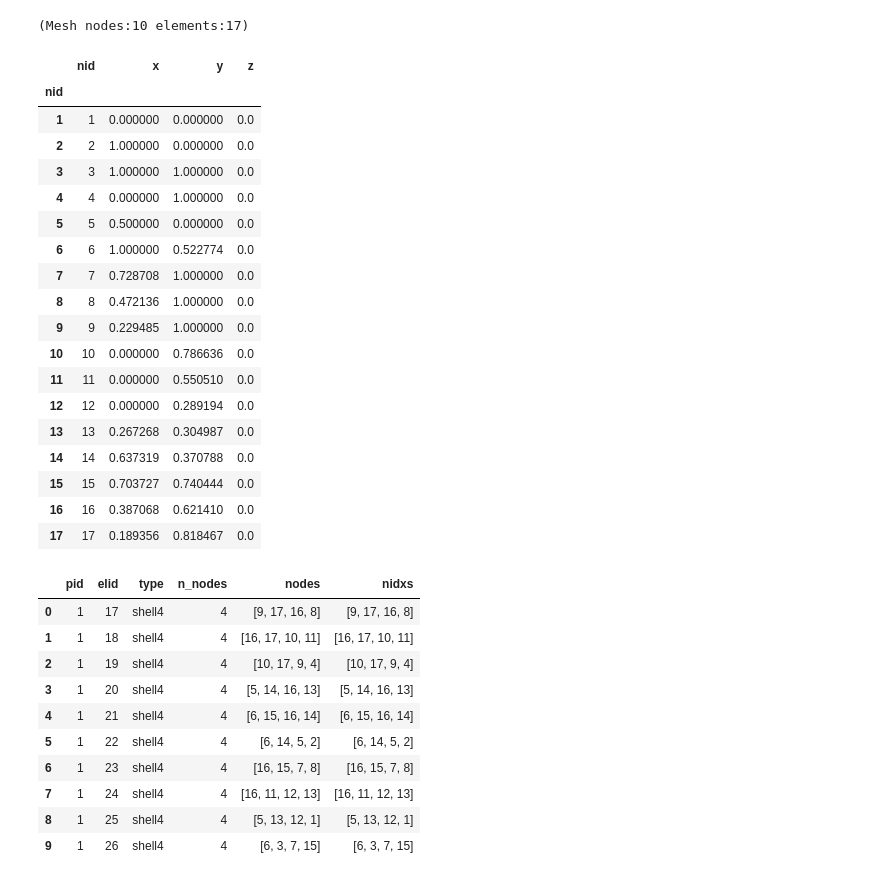
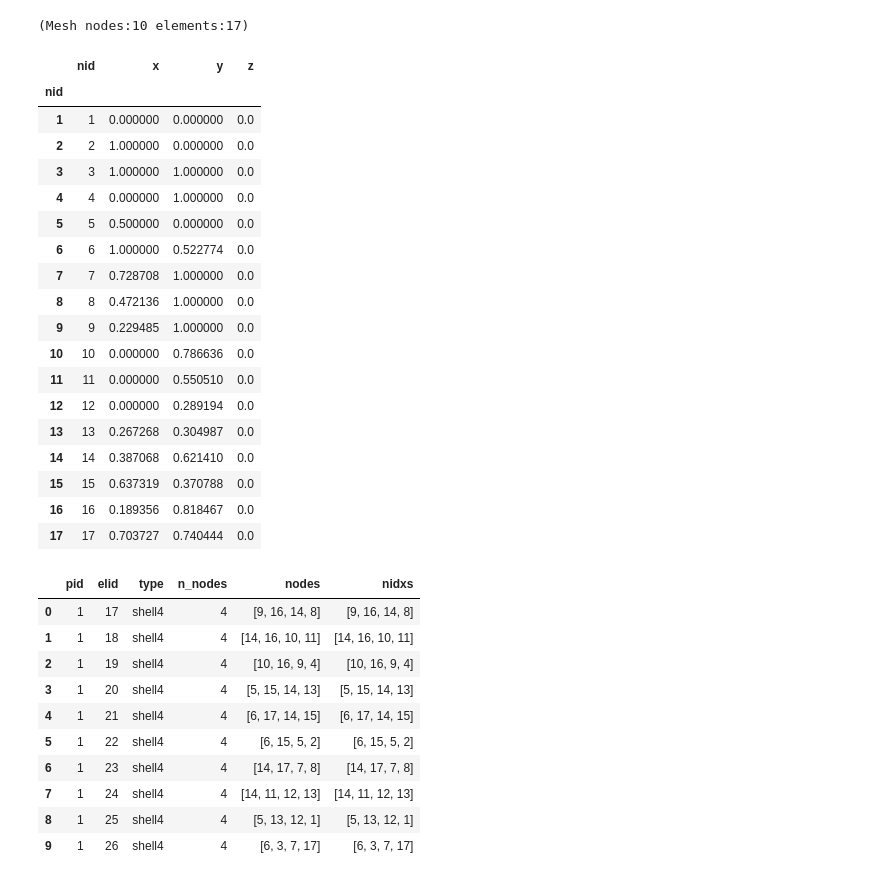
Before and after one commit to lepy/gmsh_api, a Jupyter notebook: ipynb/gmsh_api.ipynb, the cells around one changed output. Cells and saved outputs as stored; diff of their text form; code cells hidden in the pictures.

```diff
--- a/ipynb/gmsh_api.ipynb
+++ b/ipynb/gmsh_api.ipynb
@@ -41,12 +44,12 @@ gmsh.model.geo.synchronize()
 gmsh.model.mesh.generate(2)
 gmsh.write("square.unv")
 # %%
-mesh = gmsh_api.Mesh.from_gmsh(gmsh)
-mesh
+msh = gmsh_api.Mesh.from_gmsh(gmsh)
+msh
 # %% [output]
 (Mesh nodes:10 elements:17)
 # %%
-mesh.nodes
+msh.nodes
 # %% [output]
 |  | nid | x | y | z |
 | nid |  |  |  |  |
@@ -63,21 +66,21 @@ mesh.nodes
 | 11 | 11 | 0.000000 | 0.550510 | 0.0 |
 | 12 | 12 | 0.000000 | 0.289194 | 0.0 |
 | 13 | 13 | 0.267268 | 0.304987 | 0.0 |
-| 14 | 14 | 0.637319 | 0.370788 | 0.0 |
-| 15 | 15 | 0.703727 | 0.740444 | 0.0 |
-| 16 | 16 | 0.387068 | 0.621410 | 0.0 |
-| 17 | 17 | 0.189356 | 0.818467 | 0.0 |
+| 14 | 14 | 0.387068 | 0.621410 | 0.0 |
+| 15 | 15 | 0.637319 | 0.370788 | 0.0 |
+| 16 | 16 | 0.189356 | 0.818467 | 0.0 |
+| 17 | 17 | 0.703727 | 0.740444 | 0.0 |
 # %%
-mesh.elements
+msh.elements
 # %% [output]
 |  | pid | elid | type | n_nodes | nodes | nidxs |
-| 0 | 1 | 17 | shell4 | 4 | [9, 17, 16, 8] | [9, 17, 16, 8] |
-| 1 | 1 | 18 | shell4 | 4 | [16, 17, 10, 11] | [16, 17, 10, 11] |
-| 2 | 1 | 19 | shell4 | 4 | [10, 17, 9, 4] | [10, 17, 9, 4] |
-| 3 | 1 | 20 | shell4 | 4 | [5, 14, 16, 13] | [5, 14, 16, 13] |
-| 4 | 1 | 21 | shell4 | 4 | [6, 15, 16, 14] | [6, 15, 16, 14] |
-| 5 | 1 | 22 | shell4 | 4 | [6, 14, 5, 2] | [6, 14, 5, 2] |
-| 6 | 1 | 23 | shell4 | 4 | [16, 15, 7, 8] | [16, 15, 7, 8] |
-| 7 | 1 | 24 | shell4 | 4 | [16, 11, 12, 13] | [16, 11, 12, 13] |
+| 0 | 1 | 17 | shell4 | 4 | [9, 16, 14, 8] | [9, 16, 14, 8] |
+| 1 | 1 | 18 | shell4 | 4 | [14, 16, 10, 11] | [14, 16, 10, 11] |
+| 2 | 1 | 19 | shell4 | 4 | [10, 16, 9, 4] | [10, 16, 9, 4] |
+| 3 | 1 | 20 | shell4 | 4 | [5, 15, 14, 13] | [5, 15, 14, 13] |
+| 4 | 1 | 21 | shell4 | 4 | [6, 17, 14, 15] | [6, 17, 14, 15] |
+| 5 | 1 | 22 | shell4 | 4 | [6, 15, 5, 2] | [6, 15, 5, 2] |
+| 6 | 1 | 23 | shell4 | 4 | [14, 17, 7, 8] | [14, 17, 7, 8] |
+| 7 | 1 | 24 | shell4 | 4 | [14, 11, 12, 13] | [14, 11, 12, 13] |
 | 8 | 1 | 25 | shell4 | 4 | [5, 13, 12, 1] | [5, 13, 12, 1] |
-| 9 | 1 | 26 | shell4 | 4 | [6, 3, 7, 15] | [6, 3, 7, 15] |
+| 9 | 1 | 26 | shell4 | 4 | [6, 3, 7, 17] | [6, 3, 7, 17] |
```
Also changed, not shown: parts of 11 cells of this notebook, 2 other files.
